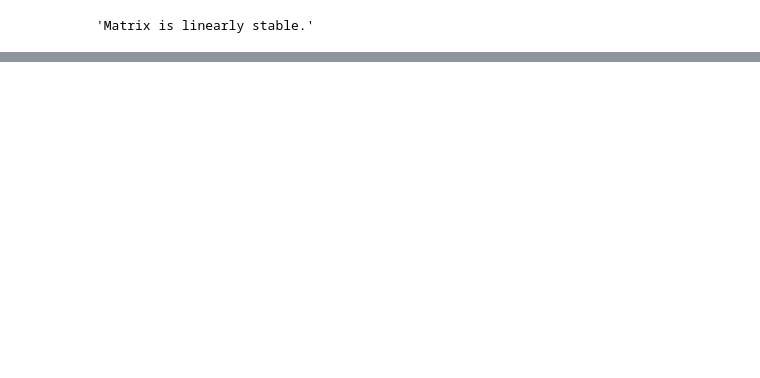
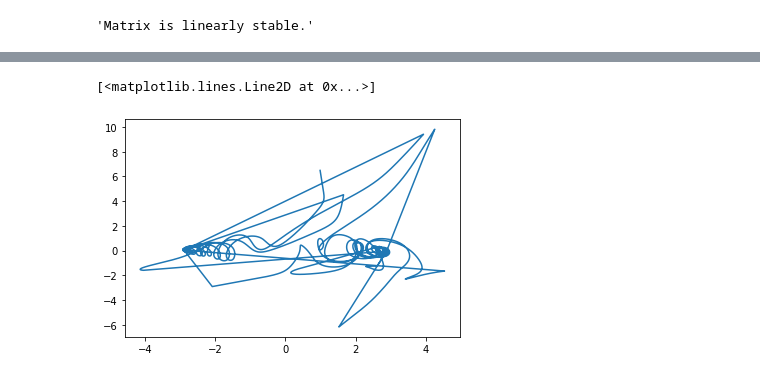
Before and after one commit to kozleo/boa_rnn, a Jupyter notebook: notebooks/test_nb.ipynb, the cells around one changed output, grey strips where cells are left out. Saved outputs shown, nothing was run; the diff lists cells and outputs as text; code cells hidden in the pictures; blank space fills up the shorter version.

```diff
--- a/notebooks/test_nb.ipynb
+++ b/notebooks/test_nb.ipynb
@@ -71,0 +134,5 @@ ax.scatter(x_star_pca[0],x_star_pca[1],x_star_pca[2],c = 'r',s = 50)
+# %%
+plt.plot(xs_flattened_svd[:,0],xs_flattened_svd[:,1])
+# %% [output]
+[<matplotlib.lines.Line2D at 0x...>]
+[figure, added]
```
Also changed, not shown: parts of 12 cells of this notebook, 1 other file.
